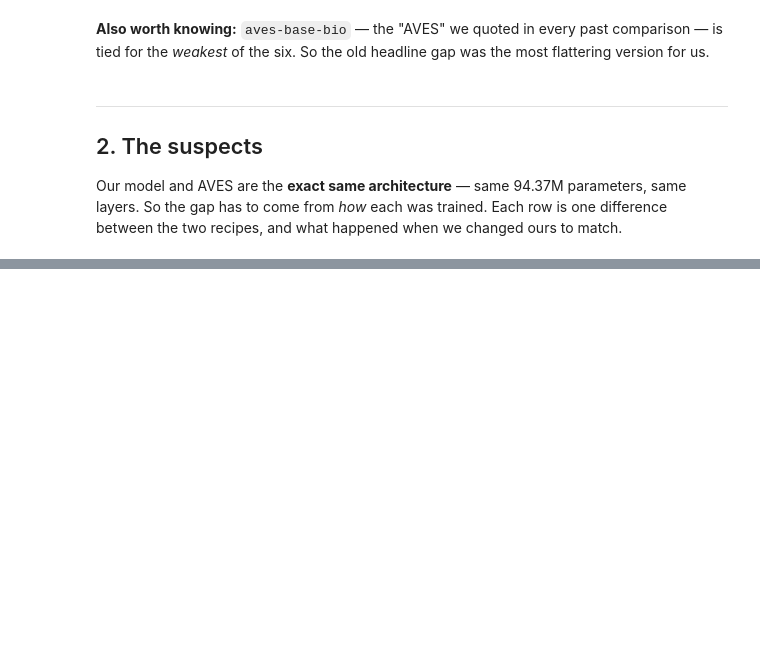
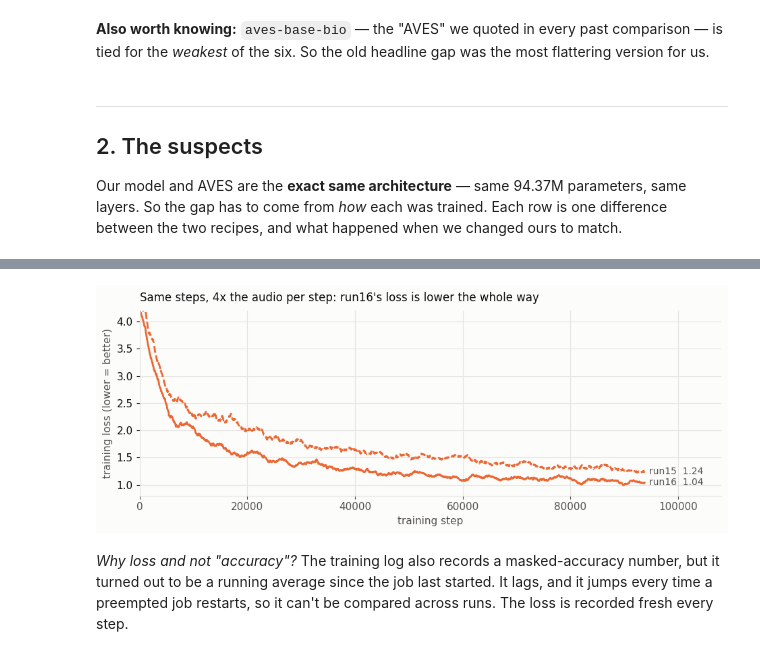
Before and after one commit to ttt5600/NeruoBatLab, a Jupyter notebook: notebooks/06_where_we_are.ipynb, the cells around one changed output, grey strips where cells are left out. Saved outputs shown, nothing was run; the diff lists cells and outputs as text; code cells hidden in the pictures; blank space fills up the shorter version.

```diff
--- a/notebooks/06_where_we_are.ipynb
+++ b/notebooks/06_where_we_are.ipynb
@@ -190,0 +210,32 @@ the number at all?*
+# %%
+import glob, pandas as pd
+M = Path.home() / "Desktop/vocalizations_lab/savio_artifacts/metrics"
+
+def stitch(run):
+    """One curve per run. Each preemption restarts from the last checkpoint and re-runs some steps
+    in a NEW log file; where two files overlap, the later attempt is the one that continued."""
+    parts = [pd.read_csv(f).dropna(subset=["train_loss_step"]).sort_values("step")
+             for f in sorted(glob.glob(str(M / run / "*.csv")))]
+    keep = [p[p.step < parts[i + 1].step.min()] if i + 1 < len(parts) else p
+            for i, p in enumerate(parts)]
+    return pd.concat(keep)
+
+fig, ax = plt.subplots(figsize=(9.5, 3.8))
+for run, ls in [("run15", "--"), ("run16", "-")]:
+    d = stitch(run)
+    sm = d["train_loss_step"].rolling(40, min_periods=10, center=True).mean()
+    ax.plot(d["step"], sm, color=OURS, ls=ls, lw=2)
+    ax.text(d["step"].iloc[-1] + 800, sm.dropna().iloc[-1], f"{run}  {sm.dropna().iloc[-1]:.2f}",
+            va="center", fontsize=10, color=INK2)
+ax.set_xlim(0, 108000); ax.set_ylim(0.8, 4.2)
+ax.set_xlabel("training step"); ax.set_ylabel("training loss (lower = better)")
+ax.grid(color=GRID, lw=0.8); ax.set_axisbelow(True)
+ax.set_title("Same steps, 4x the audio per step: run16's loss is lower the whole way",
+             loc="left", fontsize=12, pad=10)
+plt.tight_layout(); plt.show()
+# %% [output]
+[figure, added]
+# %% [markdown]
+*Why loss and not "accuracy"?* The training log also records a masked-accuracy number, but it
+turned out to be a running average since the job last started. It lags, and it jumps every time a
+preempted job restarts, so it can't be compared across runs. The loss is recorded fresh every step.
```
Also changed, not shown: parts of 15 cells of this notebook, 16 other files.
